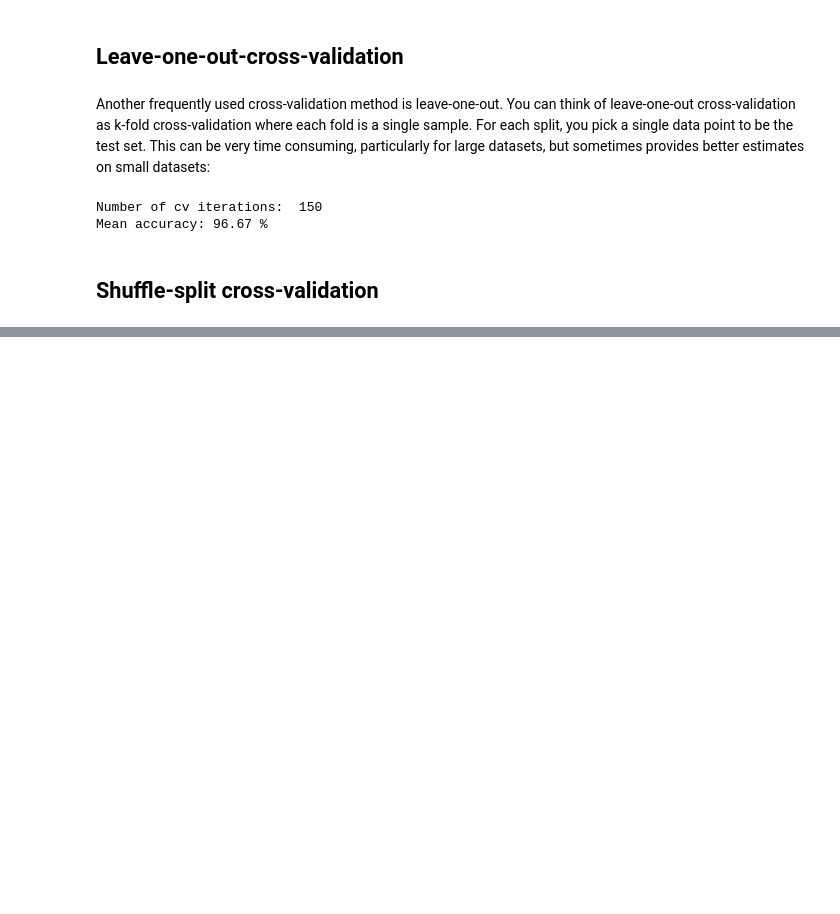
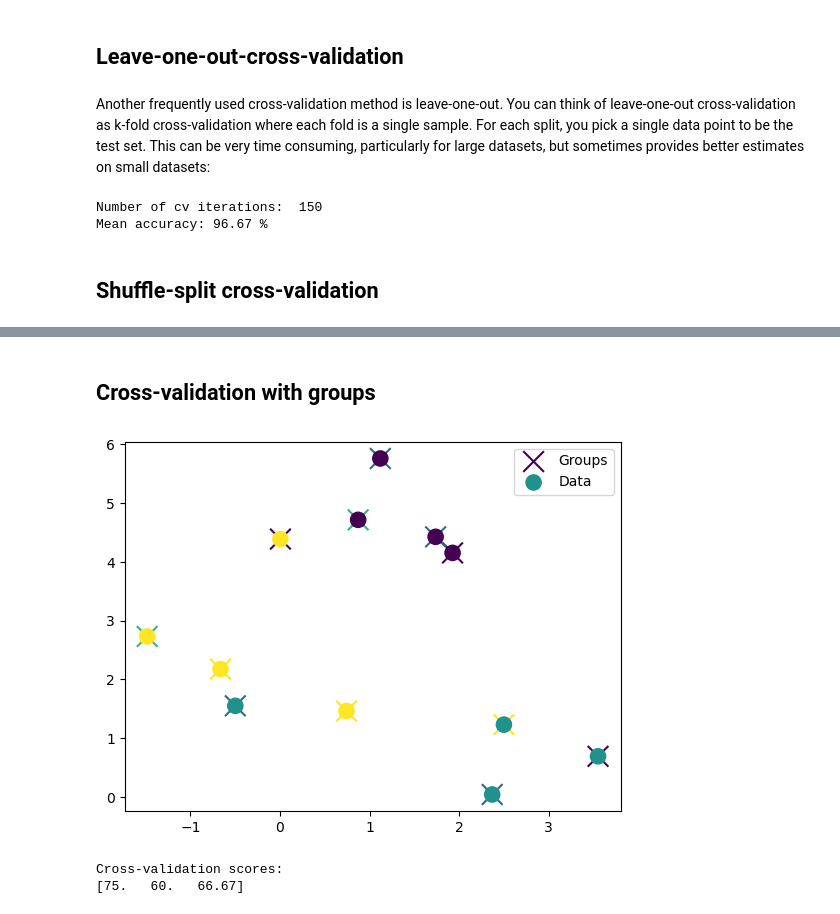
Before and after one commit to WilcoJohn/Progress-ML, a Jupyter notebook: CHP5-ModelEvaluation&Improvement/5.1CrossValidaiton.ipynb, the cells around one changed output, grey strips where cells are left out. Saved outputs shown, nothing was run; the diff lists cells and outputs as text; code cells hidden in the pictures; blank space fills up the shorter version.

```diff
--- a/CHP5-ModelEvaluation&Improvement/5.1CrossValidaiton.ipynb
+++ b/CHP5-ModelEvaluation&Improvement/5.1CrossValidaiton.ipynb
@@ -117,0 +138,18 @@ Mean accuracy: 96.67 %
+# %% [markdown]
+## Cross-validation with groups
+# %%
+X, y = sklearn.datasets.make_blobs(n_samples=12, random_state=0);
+groups = [0, 0, 0, 1, 1, 1, 1, 2, 2, 3, 3, 3];
+
+plt.scatter(X[:,0], X[:,1],c=groups, marker='x', s=222, label="Groups");
+plt.scatter(X[:,0], X[:,1],c=y, s=120, marker='o', label="Data");
+plt.legend();
+# %% [output]
+[figure, added]
+# %%
+GroupKFold = sklearn.model_selection.GroupKFold(n_splits=3);
+scores = sklearn.model_selection.cross_val_score(logreg, X, y, groups=groups, cv=GroupKFold);
+print("Cross-validation scores:\n{}".format(numpy.round(scores*100,2)));
+# %% [output]
+Cross-validation scores:
+[75.   60.   66.67]
```
Also changed, not shown: parts of 7 cells of this notebook, 1 other file.
